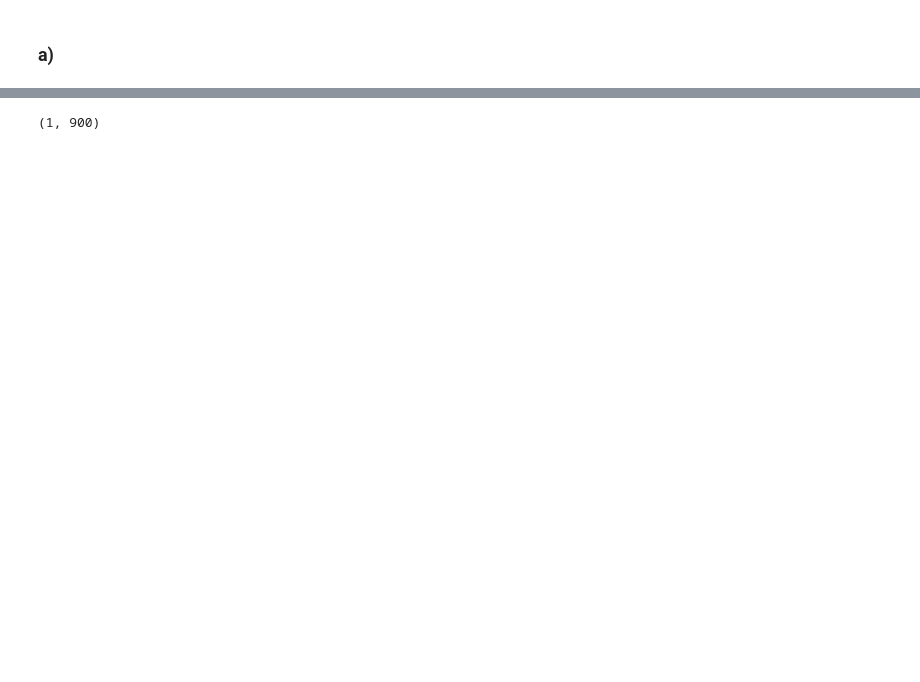
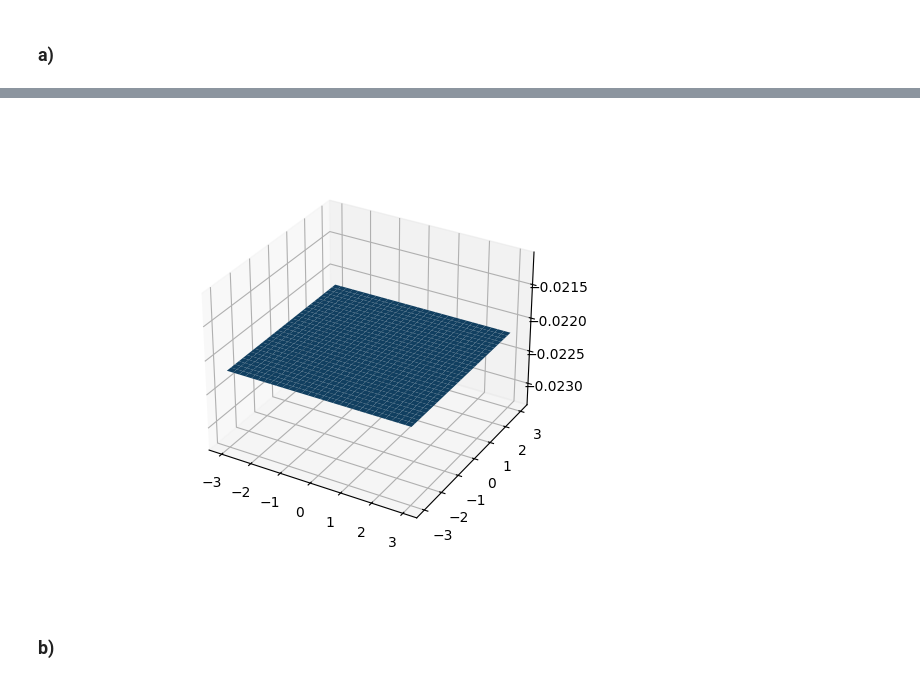
Before and after one commit to lukearend/math-tools, a Jupyter notebook: homework/hw2/2.ipynb, the cells around one changed output, grey strips where cells are left out. Saved outputs shown, nothing was run; the diff lists cells and outputs as text; code cells hidden in the pictures; blank space fills up the shorter version.

```diff
--- a/homework/hw2/2.ipynb
+++ b/homework/hw2/2.ipynb
@@ -9,12 +9,14 @@ import numpy as np
 from matplotlib import pyplot as plt
 from mpl_toolkits.mplot3d import Axes3D
 # %%
-X, Y, Z = D.T
-X = np.reshape(X, (30, 30))
-Y = np.reshape(Y, (30, 30))
-Z = np.reshape(Z, (30, 30))
+x, y, z = D.T
+X = np.reshape(x, (30, 30))
+Y = np.reshape(y, (30, 30))
+Z = np.reshape(z, (30, 30))
 # %%
+%matplotlib widget
+plt.clf()
 ax = plt.subplot(projection='3d')
-# ax.plot_surface(X, Y, Z)
-# plt.show()
+ax.plot_surface(X, Y, Z)
+plt.show()
 # %% [output]
@@ -22,0 +23 @@ ax = plt.subplot(projection='3d')
+[figure, added]
@@ -32,4 +24,2 @@ X1 = np.array([
-# %%
-X0.shape
-# %% [output]
-(1, 900)
+# %% [markdown]
+### b)
```
Also changed, not shown: parts of 17 cells of this notebook.
